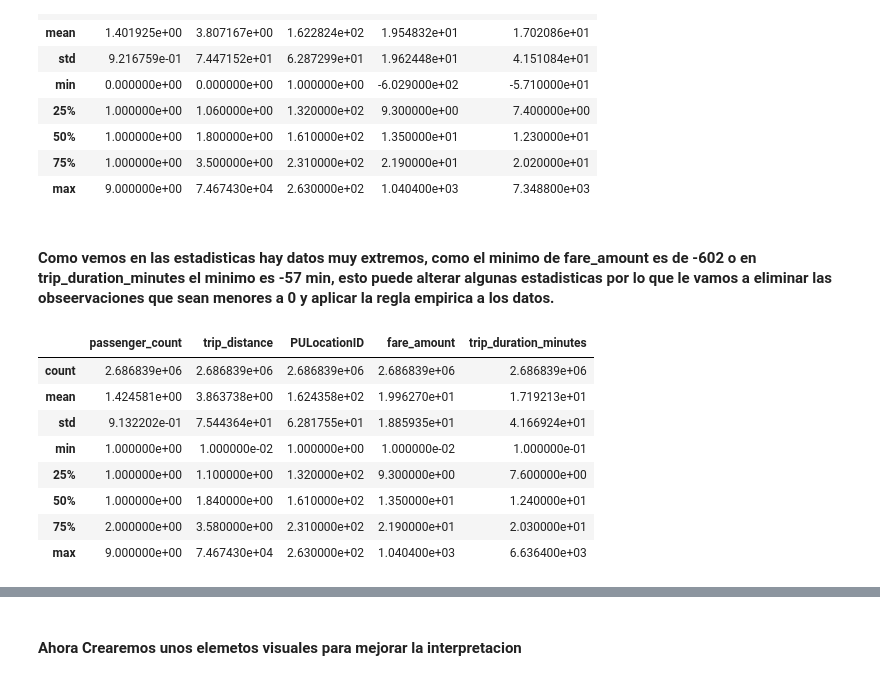
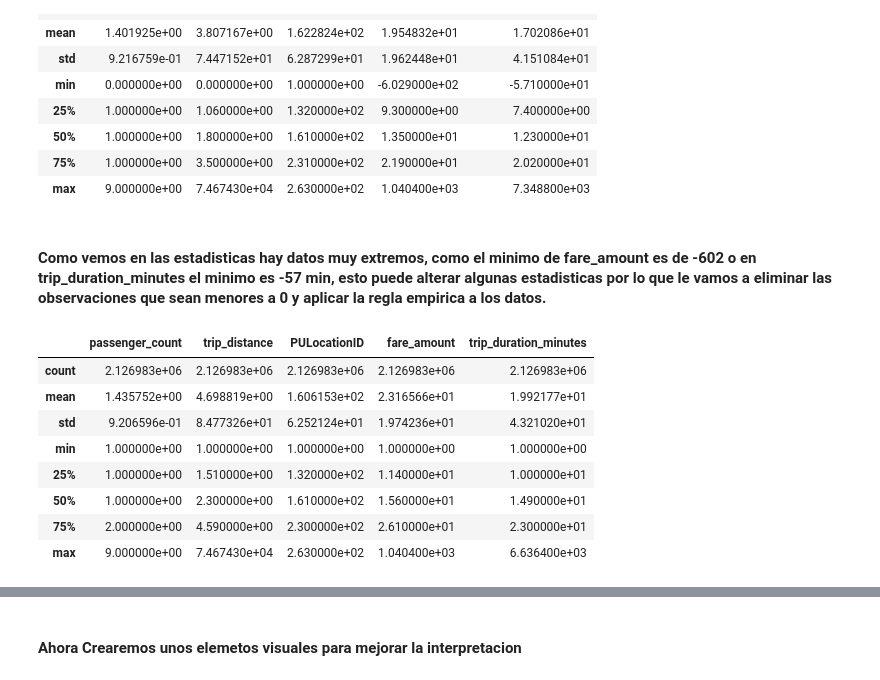
Before and after one commit to ing-jhparra/nyc-taxis, a Jupyter notebook: EDA/EDA_TaxisTrips.ipynb, the cells around one changed output, grey strips where cells are left out. Cells and saved outputs as stored; diff of their text form; code cells hidden in the pictures.

```diff
--- a/EDA/EDA_TaxisTrips.ipynb
+++ b/EDA/EDA_TaxisTrips.ipynb
@@ -243,20 +243,20 @@ datos.describe()
 | 75% | 1.000000e+00 | 3.500000e+00 | 2.310000e+02 | 2.190000e+01 | 2.020000e+01 |
 | max | 9.000000e+00 | 7.467430e+04 | 2.630000e+02 | 1.040400e+03 | 7.348800e+03 |
 # %% [markdown]
-#### Como vemos en las estadisticas hay datos muy extremos, como el minimo de fare_amount es de -602 o en trip_duration_minutes el minimo es -57 min, esto puede alterar algunas estadisticas por lo que le vamos a eliminar las obseervaciones que sean menores a 0 y aplicar la regla empirica a los datos.
+#### Como vemos en las estadisticas hay datos muy extremos, como el minimo de fare_amount es de -602 o en trip_duration_minutes el minimo es -57 min, esto puede alterar algunas estadisticas por lo que le vamos a eliminar las observaciones que sean menores a 0 y aplicar la regla empirica a los datos.
 # %%
 # Borramos los datos negativos
-datos= datos[(datos['fare_amount']>0) & (datos['trip_duration_minutes']>0) & (datos['passenger_count']>0) & (datos['trip_distance']>0)]
+datos= datos[(datos['fare_amount']>=1) & (datos['trip_duration_minutes']>=1) & (datos['passenger_count']>=1) & (datos['trip_distance']>=1)]
 datos.describe()
 # %% [output]
 |  | passenger_count | trip_distance | PULocationID | fare_amount | trip_duration_minutes |
-| count | 2.686839e+06 | 2.686839e+06 | 2.686839e+06 | 2.686839e+06 | 2.686839e+06 |
-| mean | 1.424581e+00 | 3.863738e+00 | 1.624358e+02 | 1.996270e+01 | 1.719213e+01 |
-| std | 9.132202e-01 | 7.544364e+01 | 6.281755e+01 | 1.885935e+01 | 4.166924e+01 |
-| min | 1.000000e+00 | 1.000000e-02 | 1.000000e+00 | 1.000000e-02 | 1.000000e-01 |
-| 25% | 1.000000e+00 | 1.100000e+00 | 1.320000e+02 | 9.300000e+00 | 7.600000e+00 |
-| 50% | 1.000000e+00 | 1.840000e+00 | 1.610000e+02 | 1.350000e+01 | 1.240000e+01 |
-| 75% | 2.000000e+00 | 3.580000e+00 | 2.310000e+02 | 2.190000e+01 | 2.030000e+01 |
+| count | 2.126983e+06 | 2.126983e+06 | 2.126983e+06 | 2.126983e+06 | 2.126983e+06 |
+| mean | 1.435752e+00 | 4.698819e+00 | 1.606153e+02 | 2.316566e+01 | 1.992177e+01 |
+| std | 9.206596e-01 | 8.477326e+01 | 6.252124e+01 | 1.974236e+01 | 4.321020e+01 |
+| min | 1.000000e+00 | 1.000000e+00 | 1.000000e+00 | 1.000000e+00 | 1.000000e+00 |
+| 25% | 1.000000e+00 | 1.510000e+00 | 1.320000e+02 | 1.140000e+01 | 1.000000e+01 |
+| 50% | 1.000000e+00 | 2.300000e+00 | 1.610000e+02 | 1.560000e+01 | 1.490000e+01 |
+| 75% | 2.000000e+00 | 4.590000e+00 | 2.300000e+02 | 2.610000e+01 | 2.300000e+01 |
 | max | 9.000000e+00 | 7.467430e+04 | 2.630000e+02 | 1.040400e+03 | 6.636400e+03 |
 # %%
 # Aplicamos la regla empirica a las varaibles numericas mediante un for
```
Also changed, not shown: parts of 10 cells of this notebook.
